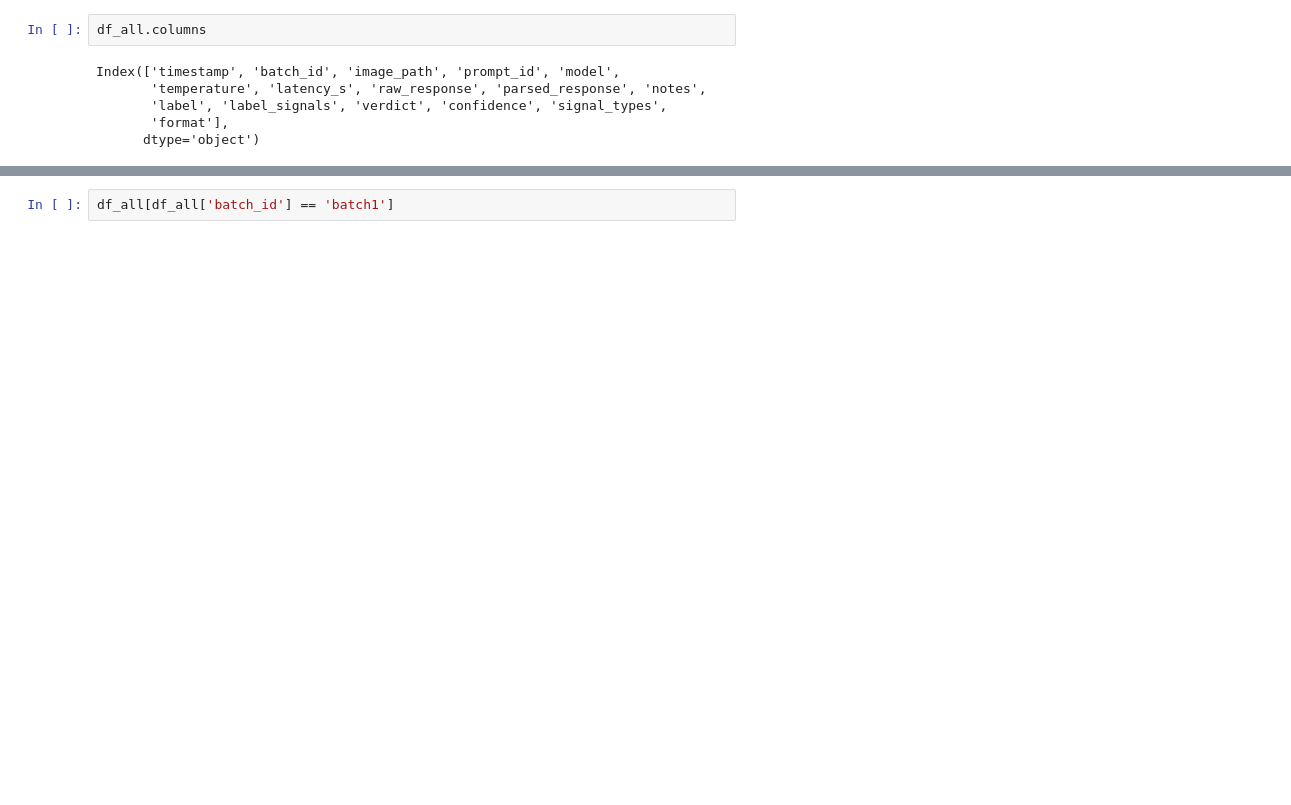
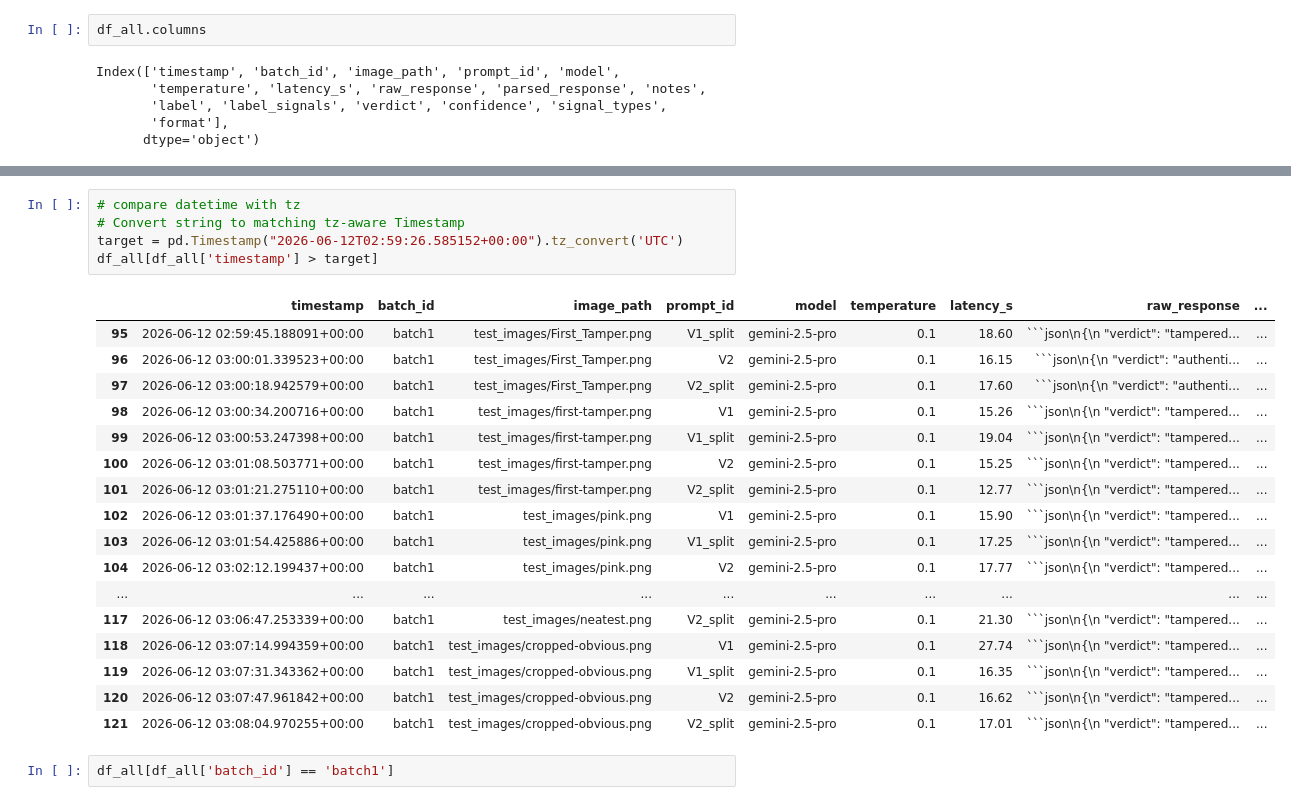
Before and after one commit to PW-Infinitas/doc-tampering-project, a Jupyter notebook: prompt_optimisation.ipynb, the cells around one changed output, grey strips where cells are left out. Drawn from its saved outputs; the diff is of its cells as text; blank space fills up the shorter version.

````diff
--- a/prompt_optimisation.ipynb
+++ b/prompt_optimisation.ipynb
@@ -235,3 +207,26 @@ Index(['timestamp', 'batch_id', 'image_path', 'prompt_id', 'model',
+# %%
+# compare datetime with tz
+# Convert string to matching tz-aware Timestamp
+target = pd.Timestamp("2026-06-12T02:59:26.585152+00:00").tz_convert('UTC')
+df_all[df_all['timestamp'] > target]
+# %% [output]
+|  | timestamp | batch_id | image_path | prompt_id | model | temperature | latency_s | raw_response | ... |
+| 95 | 2026-06-12 02:59:45.188091+00:00 | batch1 | test_images/First_Tamper.png | V1_split | gemini-2.5-pro | 0.1 | 18.60 | ```json\n{\n "verdict": "tampered... | ... |
+| 96 | 2026-06-12 03:00:01.339523+00:00 | batch1 | test_images/First_Tamper.png | V2 | gemini-2.5-pro | 0.1 | 16.15 | ```json\n{\n "verdict": "authenti... | ... |
+| 97 | 2026-06-12 03:00:18.942579+00:00 | batch1 | test_images/First_Tamper.png | V2_split | gemini-2.5-pro | 0.1 | 17.60 | ```json\n{\n "verdict": "authenti... | ... |
+| 98 | 2026-06-12 03:00:34.200716+00:00 | batch1 | test_images/first-tamper.png | V1 | gemini-2.5-pro | 0.1 | 15.26 | ```json\n{\n "verdict": "tampered... | ... |
+| 99 | 2026-06-12 03:00:53.247398+00:00 | batch1 | test_images/first-tamper.png | V1_split | gemini-2.5-pro | 0.1 | 19.04 | ```json\n{\n "verdict": "tampered... | ... |
+| 100 | 2026-06-12 03:01:08.503771+00:00 | batch1 | test_images/first-tamper.png | V2 | gemini-2.5-pro | 0.1 | 15.25 | ```json\n{\n "verdict": "tampered... | ... |
+| 101 | 2026-06-12 03:01:21.275110+00:00 | batch1 | test_images/first-tamper.png | V2_split | gemini-2.5-pro | 0.1 | 12.77 | ```json\n{\n "verdict": "tampered... | ... |
+| 102 | 2026-06-12 03:01:37.176490+00:00 | batch1 | test_images/pink.png | V1 | gemini-2.5-pro | 0.1 | 15.90 | ```json\n{\n "verdict": "tampered... | ... |
+| 103 | 2026-06-12 03:01:54.425886+00:00 | batch1 | test_images/pink.png | V1_split | gemini-2.5-pro | 0.1 | 17.25 | ```json\n{\n "verdict": "tampered... | ... |
+| 104 | 2026-06-12 03:02:12.199437+00:00 | batch1 | test_images/pink.png | V2 | gemini-2.5-pro | 0.1 | 17.77 | ```json\n{\n "verdict": "tampered... | ... |
+| ... | ... | ... | ... | ... | ... | ... | ... | ... | ... |
+| 117 | 2026-06-12 03:06:47.253339+00:00 | batch1 | test_images/neatest.png | V2_split | gemini-2.5-pro | 0.1 | 21.30 | ```json\n{\n "verdict": "tampered... | ... |
+| 118 | 2026-06-12 03:07:14.994359+00:00 | batch1 | test_images/cropped-obvious.png | V1 | gemini-2.5-pro | 0.1 | 27.74 | ```json\n{\n "verdict": "tampered... | ... |
+| 119 | 2026-06-12 03:07:31.343362+00:00 | batch1 | test_images/cropped-obvious.png | V1_split | gemini-2.5-pro | 0.1 | 16.35 | ```json\n{\n "verdict": "tampered... | ... |
+| 120 | 2026-06-12 03:07:47.961842+00:00 | batch1 | test_images/cropped-obvious.png | V2 | gemini-2.5-pro | 0.1 | 16.62 | ```json\n{\n "verdict": "tampered... | ... |
+| 121 | 2026-06-12 03:08:04.970255+00:00 | batch1 | test_images/cropped-obvious.png | V2_split | gemini-2.5-pro | 0.1 | 17.01 | ```json\n{\n "verdict": "tampered... | ... |
 # %%
 df_all[df_all['batch_id'] == 'batch1']
 # %% [output]
````
Also changed, not shown: parts of 25 cells of this notebook, 6 other files.
